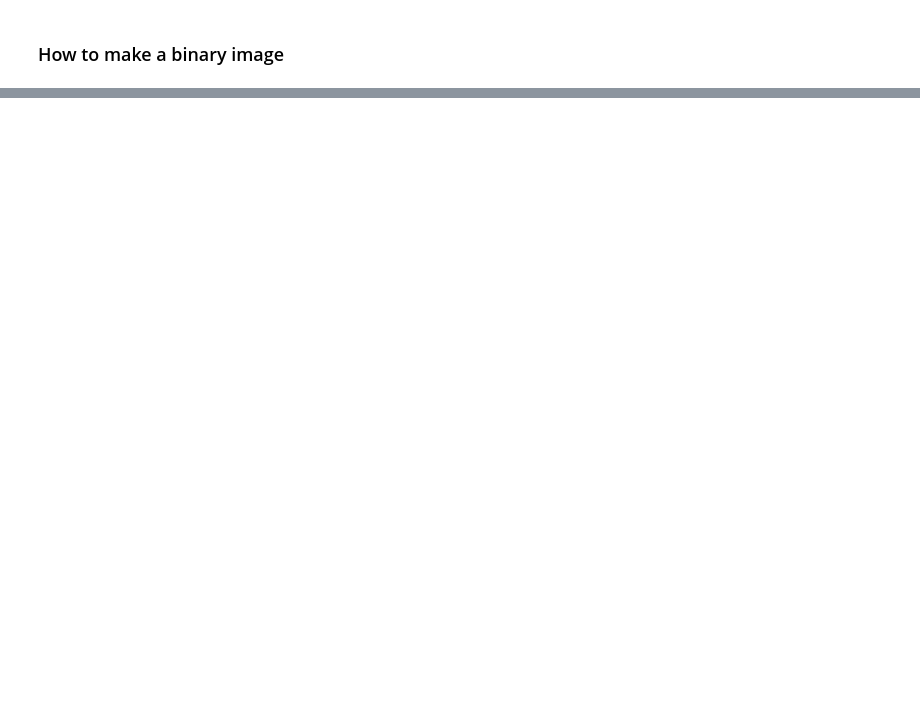
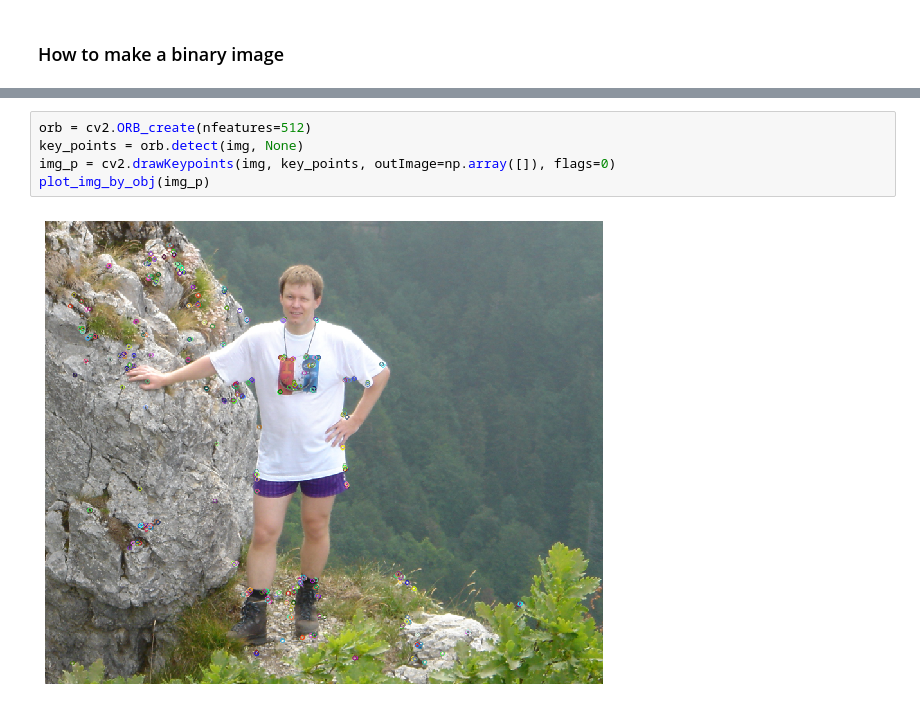
Before and after one commit to mcarujo/pdi, a Jupyter notebook: DIP.ipynb, the cells around one changed output, grey strips where cells are left out. Drawn from its saved outputs; the diff is of its cells as text; blank space fills up the shorter version.

```diff
--- a/DIP.ipynb
+++ b/DIP.ipynb
@@ -144,0 +169,7 @@ plot_img_by_obj(img_bin)
+# %%
+orb = cv2.ORB_create(nfeatures=512)
+key_points = orb.detect(img, None)
+img_p = cv2.drawKeypoints(img, key_points, outImage=np.array([]), flags=0)
+plot_img_by_obj(img_p)
+# %% [output]
+[figure, added]
```
Also changed, not shown: parts of 6 cells of this notebook.
